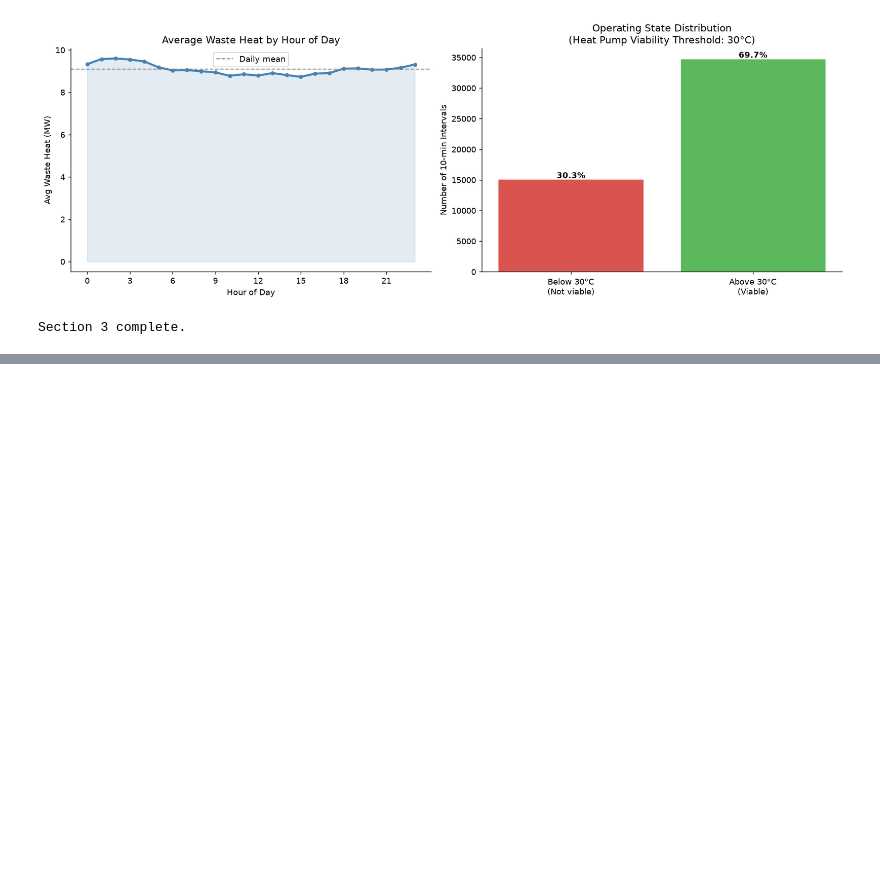
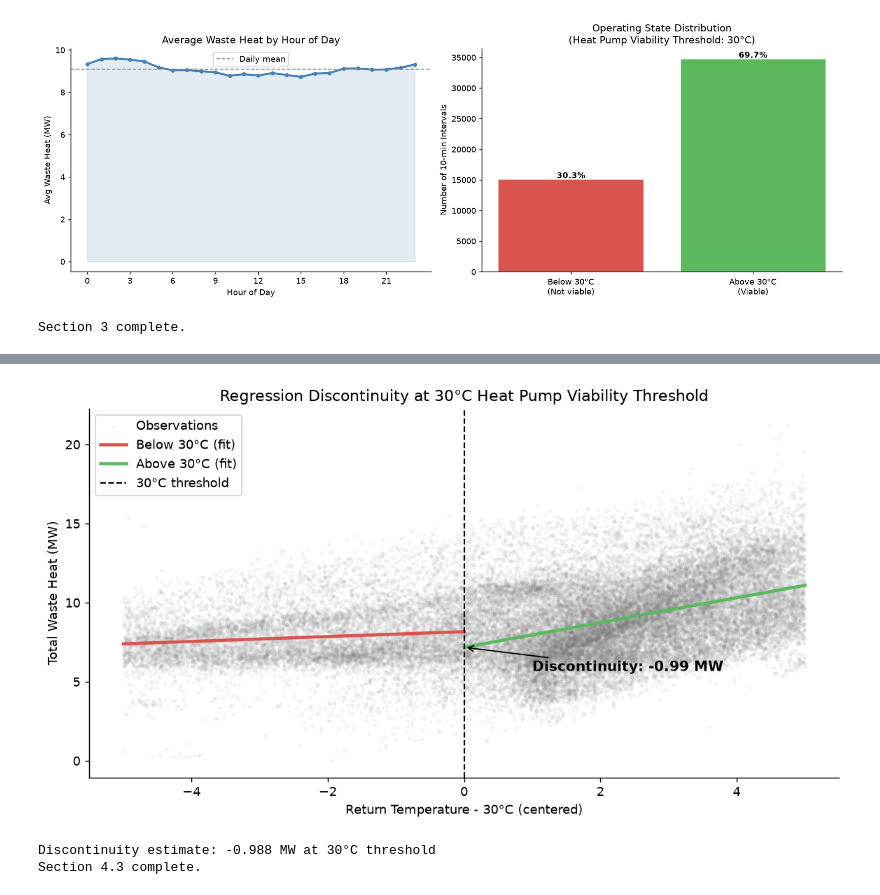
Before and after one commit to Data-Laur/thermal-intelligence-hpc, a Jupyter notebook: data/thermal_intelligence.ipynb, the cells around one changed output, grey strips where cells are left out. Drawn from its saved outputs; the diff is of its cells as text; code cells hidden in the pictures; blank space fills up the shorter version.

```diff
--- a/data/thermal_intelligence.ipynb
+++ b/data/thermal_intelligence.ipynb
@@ -427,0 +581,64 @@ Section 3 complete.
+# %%
+# Section 4: Causal Analysis
+# 4.3 Regression Discontinuity Design (RDD) at 30°C threshold
+
+import numpy as np
+import matplotlib.pyplot as plt
+from sklearn.linear_model import LinearRegression
+
+# Center the running variable around the threshold
+threshold = 30
+df['temp_centered'] = df['avg_return_temp_c'] - threshold
+df['above_threshold'] = (df['avg_return_temp_c'] >= threshold).astype(int)
+
+# Restrict to bandwidth around threshold (+/- 5°C)
+bw = 5
+rdd_df = df[(df['avg_return_temp_c'] >= threshold - bw) &
+            (df['avg_return_temp_c'] <= threshold + bw)].copy()
+
+# Fit separate lines on each side of the threshold
+below = rdd_df[rdd_df['above_threshold'] == 0]
+above = rdd_df[rdd_df['above_threshold'] == 1]
+
+def fit_line(x, y):
+    reg = LinearRegression().fit(x.values.reshape(-1,1), y.values)
+    return reg
+
+reg_below = fit_line(below['temp_centered'], below['total_waste_heat_mw'])
+reg_above = fit_line(above['temp_centered'], above['total_waste_heat_mw'])
+
+# Predict along a smooth range for plotting
+x_below = np.linspace(-bw, 0, 100)
+x_above = np.linspace(0, bw, 100)
+y_below = reg_below.predict(x_below.reshape(-1,1))
+y_above = reg_above.predict(x_above.reshape(-1,1))
+
+# Discontinuity estimate at threshold
+jump = reg_above.predict([[0]])[0] - reg_below.predict([[0]])[0]
+
+# Plot
+fig, ax = plt.subplots(figsize=(9, 5))
+ax.scatter(rdd_df['temp_centered'], rdd_df['total_waste_heat_mw'],
+           alpha=0.05, s=5, color='gray', label='Observations')
+ax.plot(x_below, y_below, color='#d9534f', lw=2.5, label='Below 30°C (fit)')
+ax.plot(x_above, y_above, color='#5cb85c', lw=2.5, label='Above 30°C (fit)')
+ax.axvline(0, color='black', linestyle='--', lw=1.2, label='30°C threshold')
+ax.annotate(f'Discontinuity: {jump:.2f} MW',
+            xy=(0, reg_above.predict([[0]])[0]),
+            xytext=(1, reg_above.predict([[0]])[0] - 1.5),
+            arrowprops=dict(arrowstyle='->', color='black'),
+            fontsize=11, fontweight='bold')
+ax.set_xlabel('Return Temperature - 30°C (centered)')
+ax.set_ylabel('Total Waste Heat (MW)')
+ax.set_title('Regression Discontinuity at 30°C Heat Pump Viability Threshold')
+ax.legend()
+plt.tight_layout()
+plt.savefig('figures/09_rdd_threshold.png', dpi=150, bbox_inches='tight')
+plt.show()
+plt.close()
+print(f"Discontinuity estimate: {jump:.3f} MW at 30°C threshold")
+print("Section 4.3 complete.")
+# %% [output]
+[figure, added]
+Discontinuity estimate: -0.988 MW at 30°C threshold
+Section 4.3 complete.
```
Also changed, not shown: parts of 11 cells of this notebook, 12 other files.
